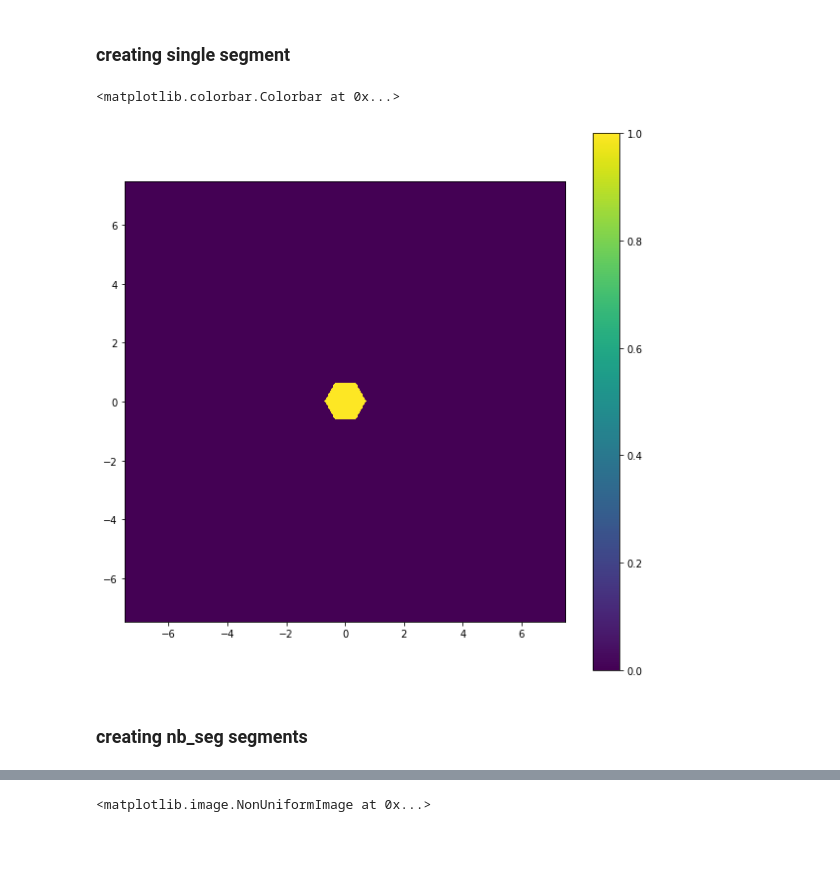
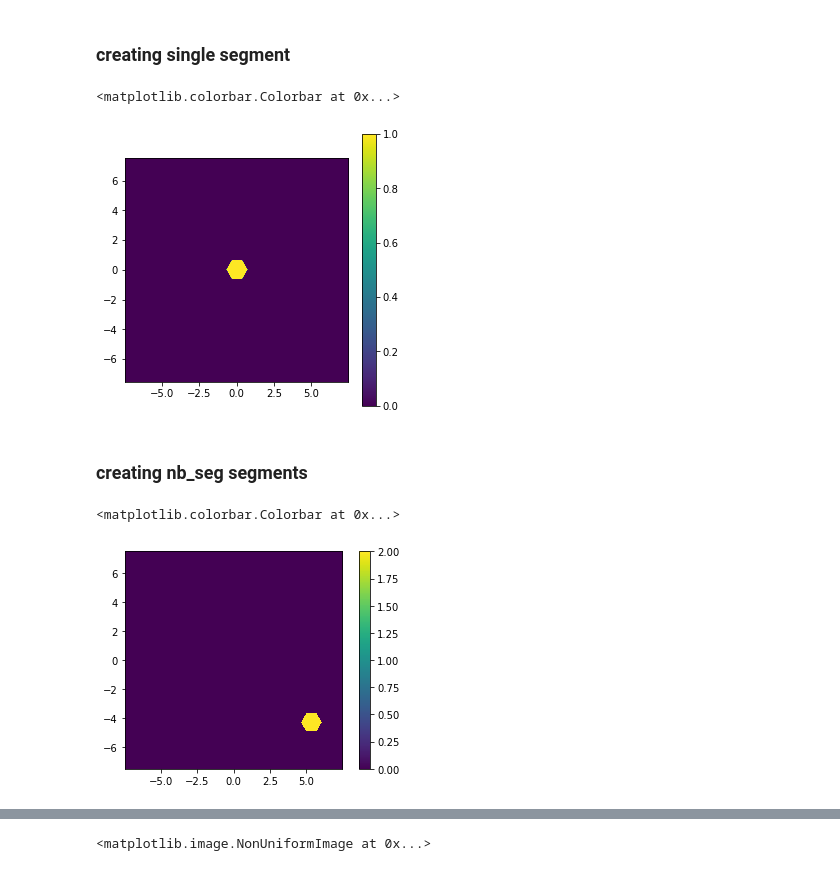
Before and after one commit to spacetelescope/PASTIS, a Jupyter notebook: Jupyter Notebooks/LUVOIR/harris_mode.ipynb, the cells around one changed output, grey strips where cells are left out. Cells and saved outputs as stored; diff of their text form; code cells hidden in the pictures; blank space fills up the shorter version.

```diff
--- a/Jupyter Notebooks/LUVOIR/harris_mode.ipynb
+++ b/Jupyter Notebooks/LUVOIR/harris_mode.ipynb
@@ -164,15 +163,15 @@ luvoir.harris_sm
 # %% [markdown]
 ### creating single segment
 # %%
-segment = hcipy.hexagonal_aperture(luvoir.segment_circumscribed_diameter, np.pi/2)
-segment_sampled = hcipy.evaluate_supersampled(segment,luvoir.pupil_grid, 1)
+segment = hcipy.hexagonal_aperture(luvoir.segment_circumscribed_diameter, np.pi/2) #function
+segment_sampled = hcipy.evaluate_supersampled(segment,luvoir.pupil_grid, 10) #hcipy field
 # %%
-plt.figure(figsize=(10, 10))
+plt.figure(figsize=(5, 5))
 hcipy.imshow_field(segment_sampled)
 plt.colorbar()
 # %% [output]
 <matplotlib.colorbar.Colorbar at 0x...>
-[figure, old version]
+[figure, new version]
 # %% [markdown]
 ### creating nb_seg segments
 # %%
@@ -184,0 +187,6 @@ for seg_tmp in segs2:
+# %%
+hcipy.imshow_field(tmp_eval_test)
+plt.colorbar()
+# %% [output]
+<matplotlib.colorbar.Colorbar at 0x...>
+[figure, added]
```
Also changed, not shown: parts of 119 cells of this notebook, 3 other files.
